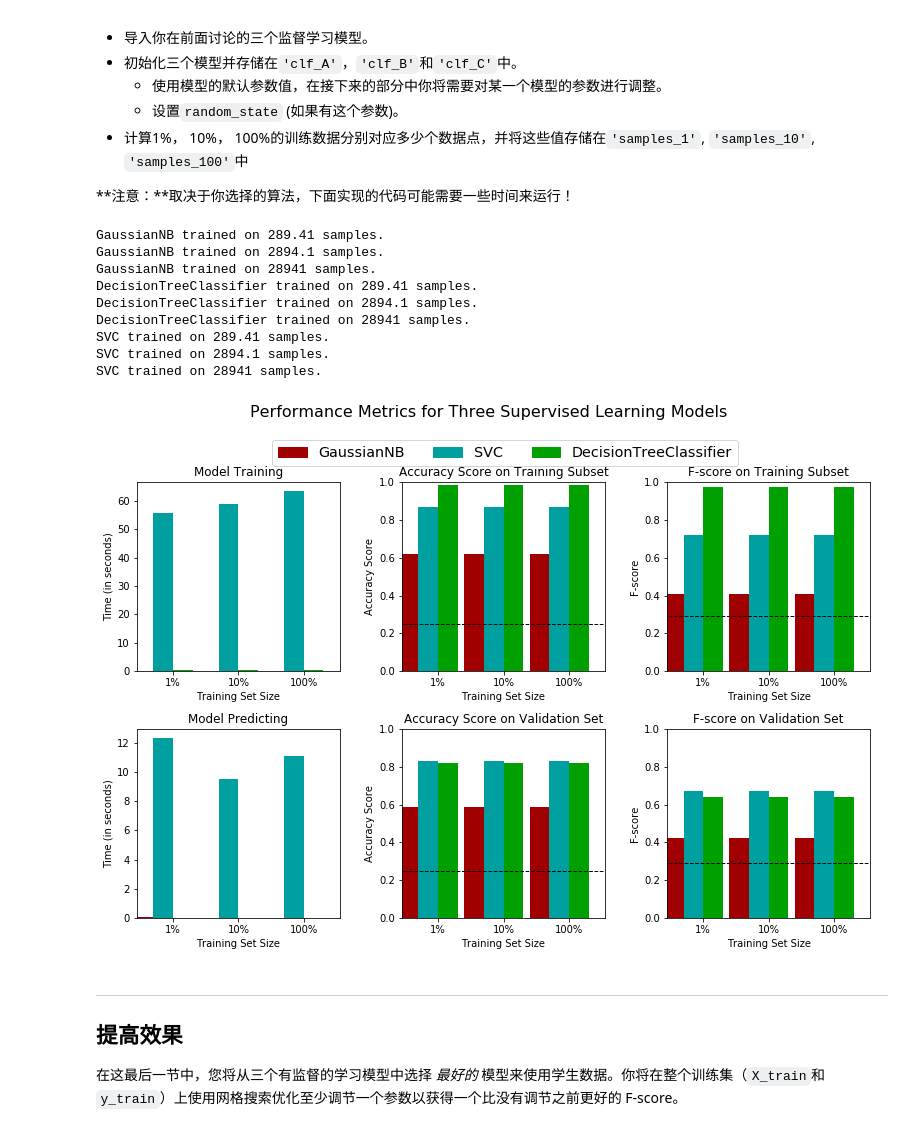
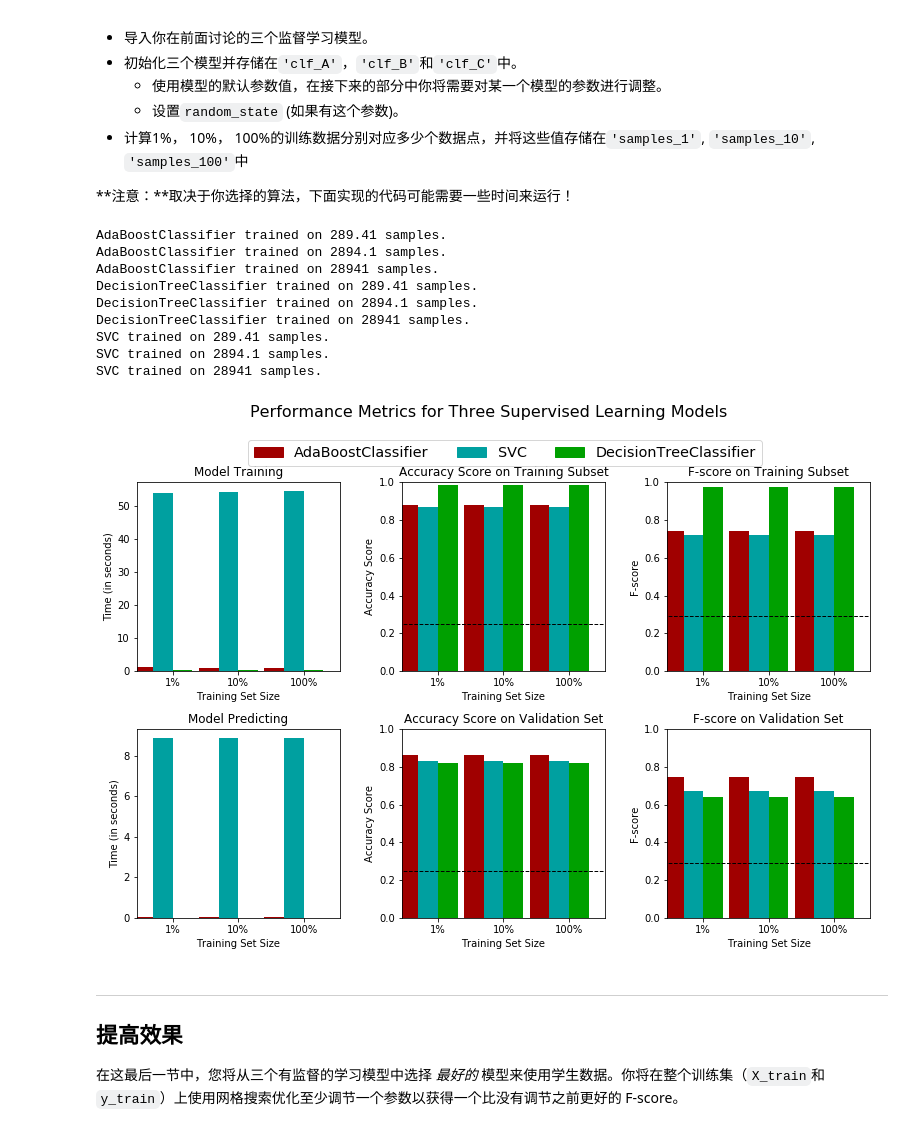
Before and after one commit to claudehotline/finding_donors, a Jupyter notebook: finding_donors.ipynb, the cells around one changed output. Saved outputs shown, nothing was run; the diff lists cells and outputs as text; code cells hidden in the pictures.

```diff
--- a/finding_donors.ipynb
+++ b/finding_donors.ipynb
@@ -424,41 +441,41 @@ def train_predict(learner, sample_size, X_train, y_train, X_val, y_val):
 **注意：**取决于你选择的算法，下面实现的代码可能需要一些时间来运行！
 # %%
 # TODO：从sklearn中导入三个监督学习模型
-from sklearn.naive_bayes import GaussianNB
+from sklearn.ensemble import AdaBoostClassifier
 from sklearn.tree import DecisionTreeClassifier
 from sklearn.svm import SVC
 
 # TODO：初始化三个模型
-clf_A = GaussianNB()
+clf_A = AdaBoostClassifier(random_state=34)
 clf_B = DecisionTreeClassifier(random_state=34)
 clf_C = SVC(random_state=34)
 
 # TODO：计算1%， 10%， 100%的训练数据分别对应多少点
 samples_1 = len(X_train) * 0.01
 samples_10 = len(X_train) * 0.1
 samples_100 = len(X_train)
 
 # 收集学习器的结果
 results = {}
 for clf in [clf_A, clf_B, clf_C]:
     clf_name = clf.__class__.__name__
     results[clf_name] = {}
     for i, samples in enumerate([samples_1, samples_10, samples_100]):
         results[clf_name][i] = train_predict(clf, samples, X_train, y_train, X_val, y_val)
 
 # 对选择的三个模型得到的评价结果进行可视化
 vs.evaluate(results, accuracy, fscore)
 # %% [output]
-GaussianNB trained on 289.41 samples.
-GaussianNB trained on 2894.1 samples.
-GaussianNB trained on 28941 samples.
+AdaBoostClassifier trained on 289.41 samples.
+AdaBoostClassifier trained on 2894.1 samples.
+AdaBoostClassifier trained on 28941 samples.
 DecisionTreeClassifier trained on 289.41 samples.
 DecisionTreeClassifier trained on 2894.1 samples.
 DecisionTreeClassifier trained on 28941 samples.
 SVC trained on 289.41 samples.
 SVC trained on 2894.1 samples.
 SVC trained on 28941 samples.
-[figure, old version]
+[figure, new version]
 # %% [markdown]
 ----
 ## 提高效果
```
Also changed, not shown: parts of 8 cells of this notebook.
